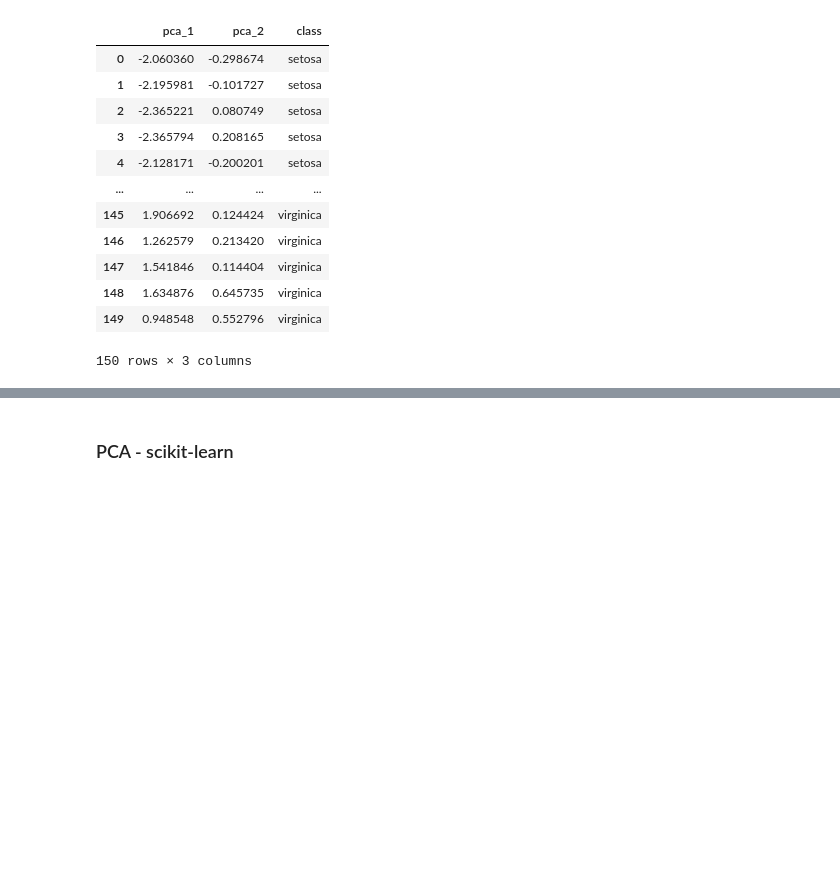
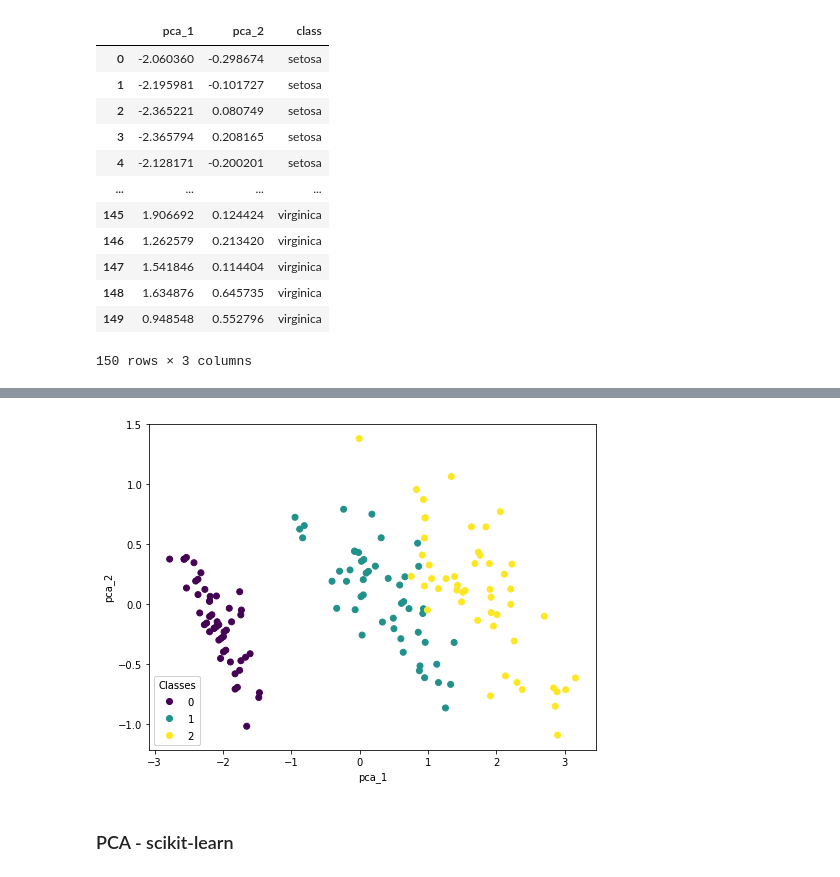
Before and after one commit to KamilBienias/data-science, a Jupyter notebook: kursPawełKrakowiak/machine-learning-bootcamp/unsupervised/02_dimensionality_reduction/01_pca_math.ipynb, the cells around one changed output, grey strips where cells are left out. Drawn from its saved outputs; the diff is of its cells as text; code cells hidden in the pictures; blank space fills up the shorter version.

```diff
--- a/kursPawełKrakowiak/machine-learning-bootcamp/unsupervised/02_dimensionality_reduction/01_pca_math.ipynb
+++ b/kursPawełKrakowiak/machine-learning-bootcamp/unsupervised/02_dimensionality_reduction/01_pca_math.ipynb
@@ -228,5 +249,20 @@ px.scatter(pca_df, 'pca_1', 'pca_2', color='class', width=950, template='plotly_
 # %% [output]
 [interactive output not drawn]
+# %%
+# sam robię w matplotlib bo na github nie widać plotly
+import matplotlib.pyplot as plt
+fig = plt.figure(figsize=(8.0,6.0))
+ax = fig.add_subplot(111)
+punktowy = ax.scatter(pca_df['pca_1'], pca_df['pca_2'], c=raw_data['target'])
+plt.xlabel("pca_1")
+plt.ylabel("pca_2")
+# produce a legend with the unique colors from the scatter
+legend1 = ax.legend(*punktowy.legend_elements(),
+                    loc="lower left", title="Classes")
+ax.add_artist(legend1)
+plt.show()
+# %% [output]
+[figure, added]
 # %% [markdown]
 ### <a name='5'></a> PCA - scikit-learn
 # %%
```
Also changed, not shown: parts of 5 cells of this notebook.
